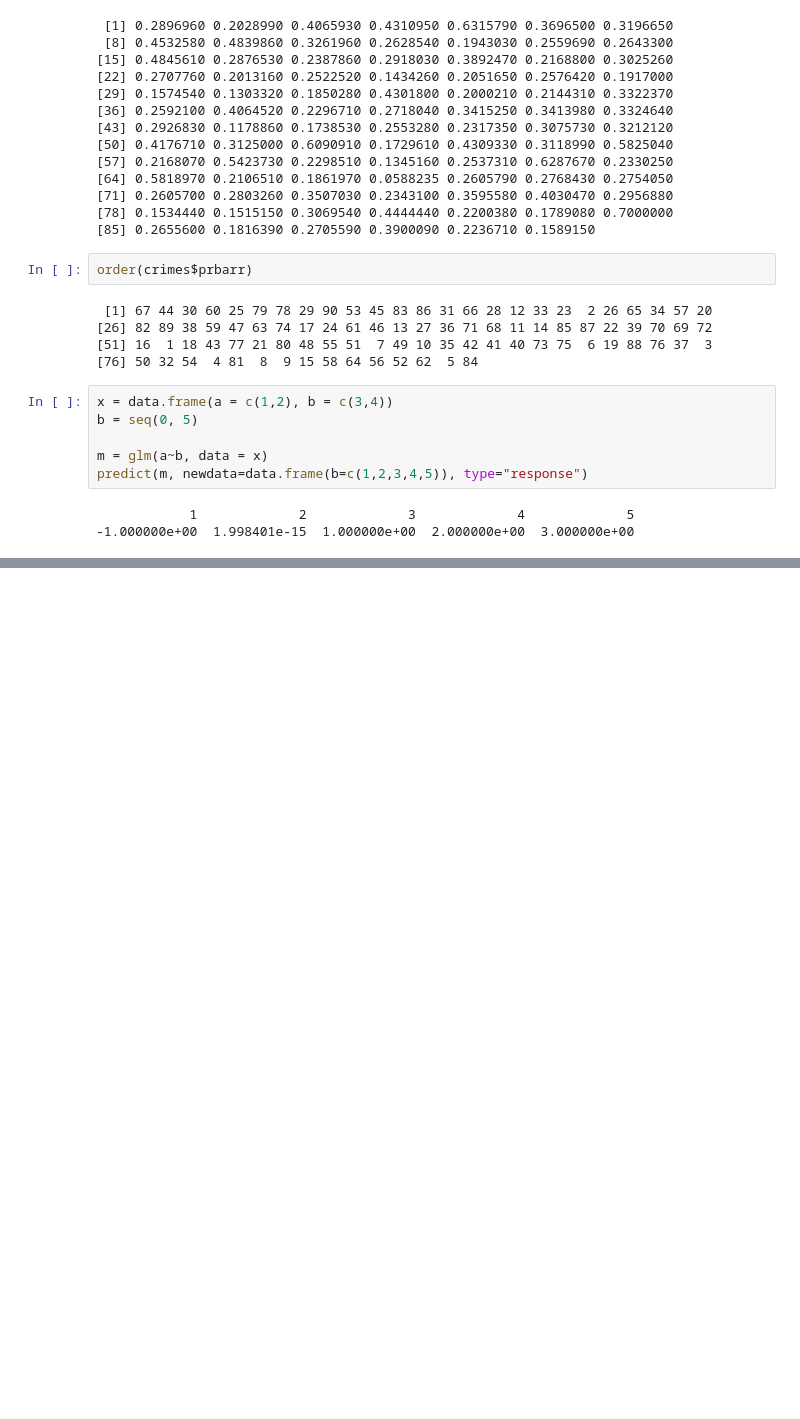
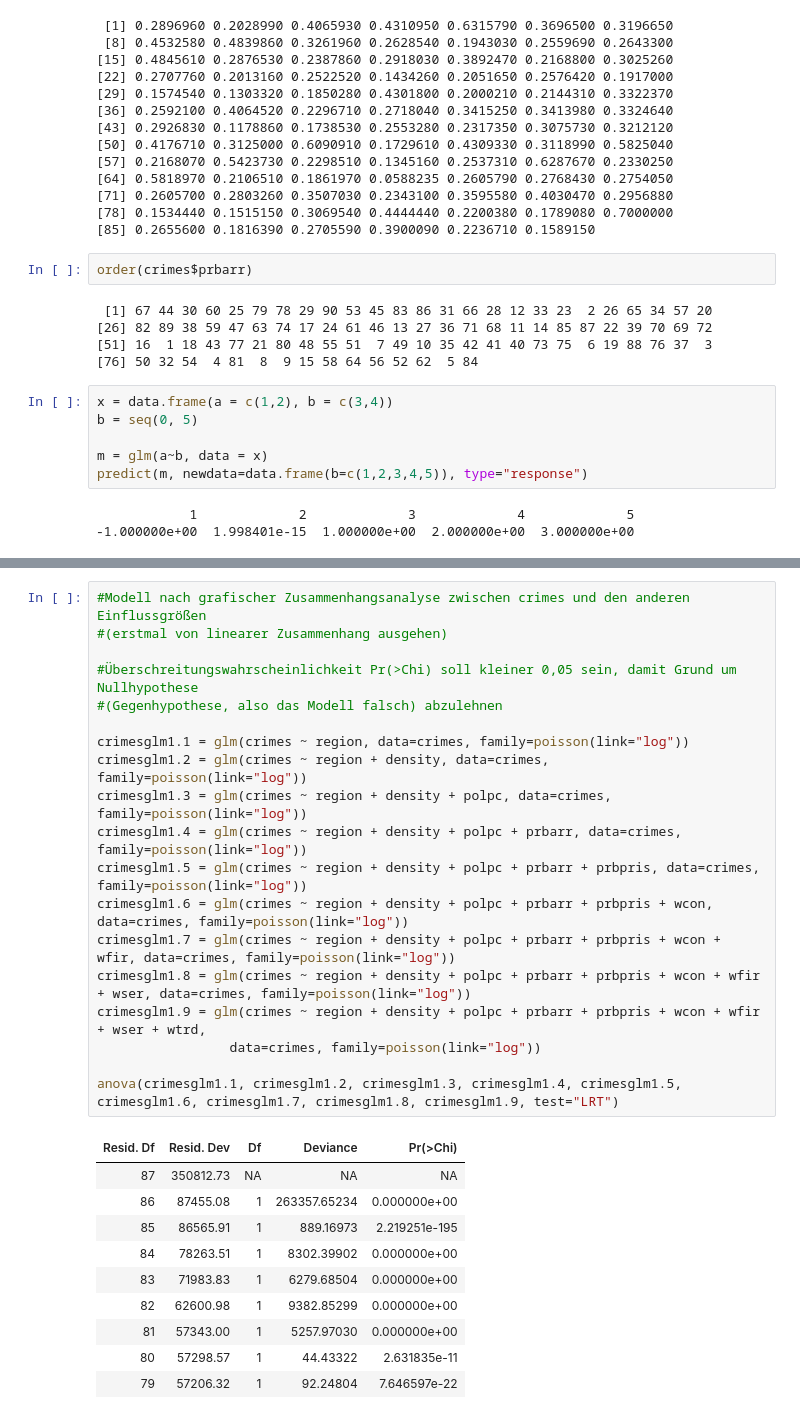
Before and after one commit to HenningAthor/SV_Crimes, a Jupyter notebook: Max/Analyse Zusammenhänge.ipynb, the cells around one changed output, grey strips where cells are left out. Saved outputs shown, nothing was run; the diff lists cells and outputs as text; blank space fills up the shorter version.

```diff
--- a/Max/Analyse Zusammenhänge.ipynb
+++ b/Max/Analyse Zusammenhänge.ipynb
@@ -235,0 +376,30 @@ taxpc:
+# %%
+#Modell nach grafischer Zusammenhangsanalyse zwischen crimes und den anderen Einflussgrößen
+#(erstmal von linearer Zusammenhang ausgehen)
+
+#Überschreitungswahrscheinlichkeit Pr(>Chi) soll kleiner 0,05 sein, damit Grund um Nullhypothese
+#(Gegenhypothese, also das Modell falsch) abzulehnen
+
+crimesglm1.1 = glm(crimes ~ region, data=crimes, family=poisson(link="log"))
+crimesglm1.2 = glm(crimes ~ region + density, data=crimes, family=poisson(link="log"))
+crimesglm1.3 = glm(crimes ~ region + density + polpc, data=crimes, family=poisson(link="log"))
+crimesglm1.4 = glm(crimes ~ region + density + polpc + prbarr, data=crimes, family=poisson(link="log"))
+crimesglm1.5 = glm(crimes ~ region + density + polpc + prbarr + prbpris, data=crimes, family=poisson(link="log"))
+crimesglm1.6 = glm(crimes ~ region + density + polpc + prbarr + prbpris + wcon, data=crimes, family=poisson(link="log"))
+crimesglm1.7 = glm(crimes ~ region + density + polpc + prbarr + prbpris + wcon + wfir, data=crimes, family=poisson(link="log"))
+crimesglm1.8 = glm(crimes ~ region + density + polpc + prbarr + prbpris + wcon + wfir + wser, data=crimes, family=poisson(link="log"))
+crimesglm1.9 = glm(crimes ~ region + density + polpc + prbarr + prbpris + wcon + wfir + wser + wtrd,
+                 data=crimes, family=poisson(link="log"))
+
+anova(crimesglm1.1, crimesglm1.2, crimesglm1.3, crimesglm1.4, crimesglm1.5, crimesglm1.6, crimesglm1.7, crimesglm1.8, crimesglm1.9, test="LRT")
+# %% [output]
+| Resid. Df | Resid. Dev | Df | Deviance | Pr(>Chi) |
+| 87 | 350812.73 | NA | NA | NA |
+| 86 | 87455.08 | 1 | 263357.65234 | 0.000000e+00 |
+| 85 | 86565.91 | 1 | 889.16973 | 2.219251e-195 |
+| 84 | 78263.51 | 1 | 8302.39902 | 0.000000e+00 |
+| 83 | 71983.83 | 1 | 6279.68504 | 0.000000e+00 |
+| 82 | 62600.98 | 1 | 9382.85299 | 0.000000e+00 |
+| 81 | 57343.00 | 1 | 5257.97030 | 0.000000e+00 |
+| 80 | 57298.57 | 1 | 44.43322 | 2.631835e-11 |
+| 79 | 57206.32 | 1 | 92.24804 | 7.646597e-22 |
```
Also changed, not shown: parts of 7 cells of this notebook, 1 other file.
